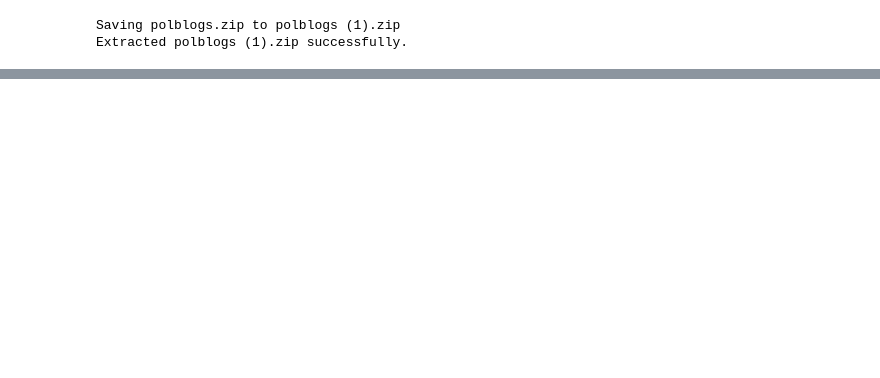
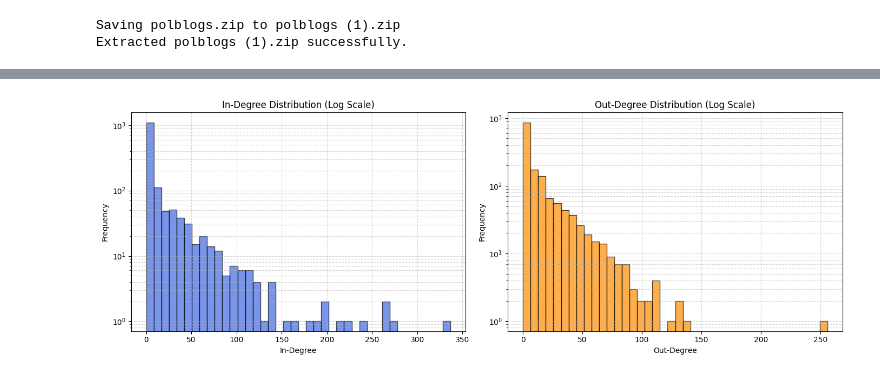
Before and after one commit to Muhammad686/Political-blogs-network-analysis, a Jupyter notebook: SNTP_ASSIGN_1.ipynb, the cells around one changed output, grey strips where cells are left out. Drawn from its saved outputs; the diff is of its cells as text; code cells hidden in the pictures; blank space fills up the shorter version.

Commit message:
feat: add graph preprocessing and visualization

```diff
--- a/SNTP_ASSIGN_1.ipynb
+++ b/SNTP_ASSIGN_1.ipynb
@@ -26,3 +26,98 @@ Environment Setup and Dataset Upload
 [interactive output not drawn]
 Saving polblogs.zip to polblogs (1).zip
 Extracted polblogs (1).zip successfully.
+# %%
+print("=" * 50)
+print("Part A: Dataset and Graph Construction")
+print("=" * 50)
+
+import networkx as nx
+import pandas as pd
+import matplotlib.pyplot as plt
+import random
+
+# Patch polblogs.gml header to support multigraph parsing for duplicate edges
+with open("polblogs.gml", "r") as f:
+    lines = f.readlines()
+
+for i, line in enumerate(lines):
+    if "graph [" in line:
+        lines.insert(i + 1, "  multigraph 1\n")
+        break
+
+with open("polblogs.gml", "w") as f:
+    f.writelines(lines)
+
+# Load graph as MultiDiGraph to handle duplicate edges present in the raw file[cite: 1]
+G_multigraph = nx.read_gml("polblogs.gml", label="id")
+print(f"Raw Multigraph Nodes: {G_multigraph.number_of_nodes()}")
+print(f"Raw Multigraph Edges: {G_multigraph.number_of_edges()}")
+
+# Convert to standard DiGraph (collapsing parallel duplicate edges)
+G_raw = nx.DiGraph(G_multigraph)
+print(f"Converted Simple DiGraph Nodes: {G_raw.number_of_nodes()}")
+print(f"Converted Simple DiGraph Edges (after duplicate removal): {G_raw.number_of_edges()}")
+print(f"Is Directed: {G_raw.is_directed()}")
+print(f"Is Multigraph: {G_raw.is_multigraph()}")
+
+# Preprocessing: Remove self-loops[cite: 1]
+G = G_raw.copy()
+self_loops = list(nx.selfloop_edges(G))
+G.remove_edges_from(self_loops)
+
+num_nodes = G.number_of_nodes()
+num_edges = G.number_of_edges()
+density = nx.density(G)
+wcc_count = len(list(nx.weakly_connected_components(G)))
+scc_count = len(list(nx.strongly_connected_components(G)))
+
+print(f"Preprocessed Nodes: {num_nodes}")
+print(f"Preprocessed Edges: {num_edges}")
+print(f"Graph Density: {density:.6f}")
+print(f"Weakly Connected Components: {wcc_count}")
+print(f"Strongly Connected Components: {scc_count}")
+
+# 1. Clean, Non-Overlapping Degree Distribution Figure (Side-by-side Subplots)
+in_degrees = [d for n, d in G.in_degree()]
+out_degrees = [d for n, d in G.out_degree()]
+
+fig, axes = plt.subplots(1, 2, figsize=(14, 5))
+
+axes[0].hist(in_degrees, bins=40, color='royalblue', edgecolor='black', alpha=0.7)
+axes[0].set_yscale('log')
+axes[0].set_title('In-Degree Distribution (Log Scale)')
+axes[0].set_xlabel('In-Degree')
+axes[0].set_ylabel('Frequency')
+axes[0].grid(True, which="both", ls="--", alpha=0.5)
+
+axes[1].hist(out_degrees, bins=40, color='darkorange', edgecolor='black', alpha=0.7)
+axes[1].set_yscale('log')
+axes[1].set_title('Out-Degree Distribution (Log Scale)')
+axes[1].set_xlabel('Out-Degree')
+axes[1].set_ylabel('Frequency')
+axes[1].grid(True, which="both", ls="--", alpha=0.5)
+
+plt.tight_layout()
+plt.show()
+
+# 2. Readable Network Visualization (Sampled cleanly as permitted for visualization)[cite: 1]
+plt.figure(figsize=(10, 10))
+largest_wcc = max(nx.weakly_connected_components(G), key=len)
+G_sub = G.subgraph(largest_wcc).copy()
+
+# Sample subset of nodes for clarity to prevent hairball overlapping
+if G_sub.number_of_nodes() > 400:
+    sampled_nodes = random.sample(list(G_sub.nodes()), 400)
+    G_vis = G_sub.subgraph(sampled_nodes)
+else:
+    G_vis = G_sub
+
+node_colors = [G_vis.nodes[n].get('value', 0) for n in G_vis.nodes()]
+pos = nx.spring_layout(G_vis, seed=42, k=0.15)
+
+nx.draw_networkx_nodes(G_vis, pos, node_size=40, node_color=node_colors, cmap=plt.cm.coolwarm, alpha=0.9)
+nx.draw_networkx_edges(G_vis, pos, alpha=0.15, edge_color='gray', width=0.5, arrows=False)
+plt.title("Sampled Network Visualization (Colored by Political Orientation Attribute)")
+plt.axis('off')
+plt.show()
+# %% [output]
@@ -28,0 +138 @@ Extracted polblogs (1).zip successfully.
+[figure, added]
```
Also changed, not shown: parts of 1 cell of this notebook.
